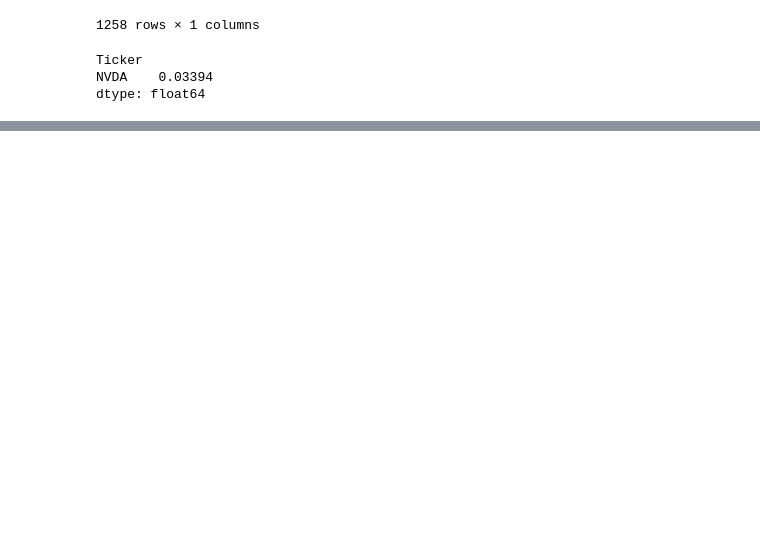
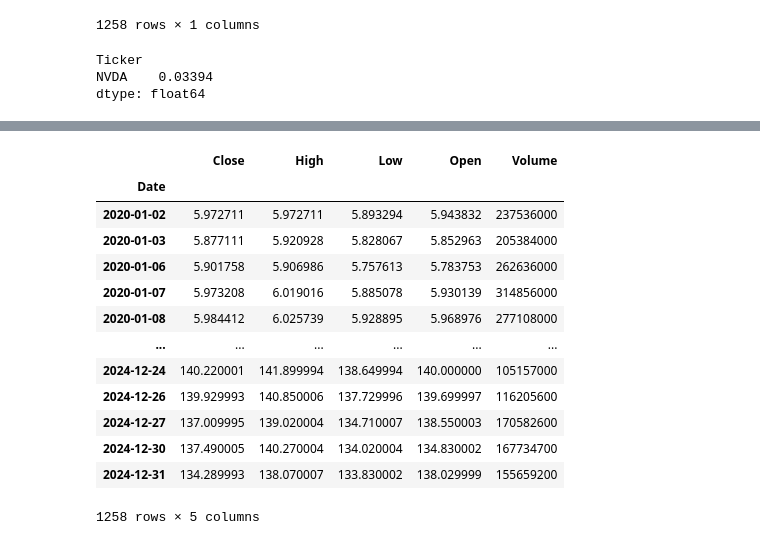
Before and after one commit to akramj13/GeeseHacks, a Jupyter notebook: backend/main.ipynb, the cells around one changed output, grey strips where cells are left out. Saved outputs shown, nothing was run; the diff lists cells and outputs as text; code cells hidden in the pictures; blank space fills up the shorter version.

```diff
--- a/backend/main.ipynb
+++ b/backend/main.ipynb
@@ -105,0 +155,24 @@ dtype: float64
+# %%
+df = df.rename(columns={
+    'Close_NVDA': 'Close',
+    'High_NVDA': 'High',
+    'Low_NVDA': 'Low',
+    'Open_NVDA': 'Open',
+    'Volume_NVDA': 'Volume'
+})
+df
+# %% [output]
+|  | Close | High | Low | Open | Volume |
+| Date |  |  |  |  |  |
+| 2020-01-02 | 5.972711 | 5.972711 | 5.893294 | 5.943832 | 237536000 |
+| 2020-01-03 | 5.877111 | 5.920928 | 5.828067 | 5.852963 | 205384000 |
+| 2020-01-06 | 5.901758 | 5.906986 | 5.757613 | 5.783753 | 262636000 |
+| 2020-01-07 | 5.973208 | 6.019016 | 5.885078 | 5.930139 | 314856000 |
+| 2020-01-08 | 5.984412 | 6.025739 | 5.928895 | 5.968976 | 277108000 |
+| ... | ... | ... | ... | ... | ... |
+| 2024-12-24 | 140.220001 | 141.899994 | 138.649994 | 140.000000 | 105157000 |
+| 2024-12-26 | 139.929993 | 140.850006 | 137.729996 | 139.699997 | 116205600 |
+| 2024-12-27 | 137.009995 | 139.020004 | 134.710007 | 138.550003 | 170582600 |
+| 2024-12-30 | 137.490005 | 140.270004 | 134.020004 | 134.830002 | 167734700 |
+| 2024-12-31 | 134.289993 | 138.070007 | 133.830002 | 138.029999 | 155659200 |
+1258 rows × 5 columns
```
Also changed, not shown: parts of 13 cells of this notebook.
